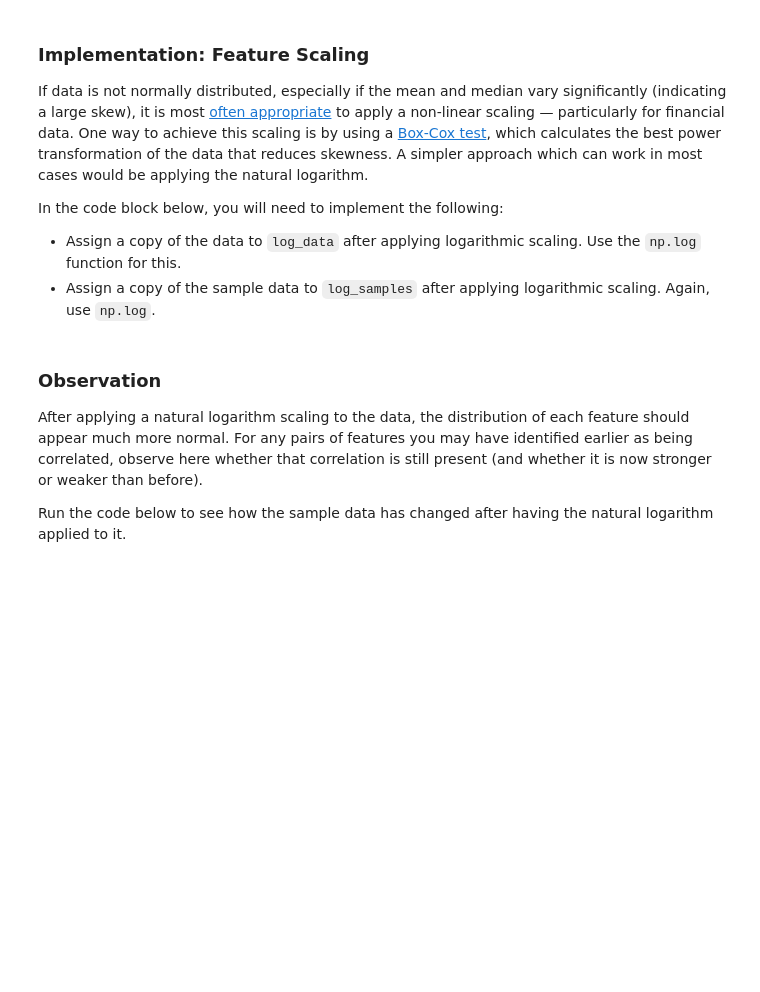
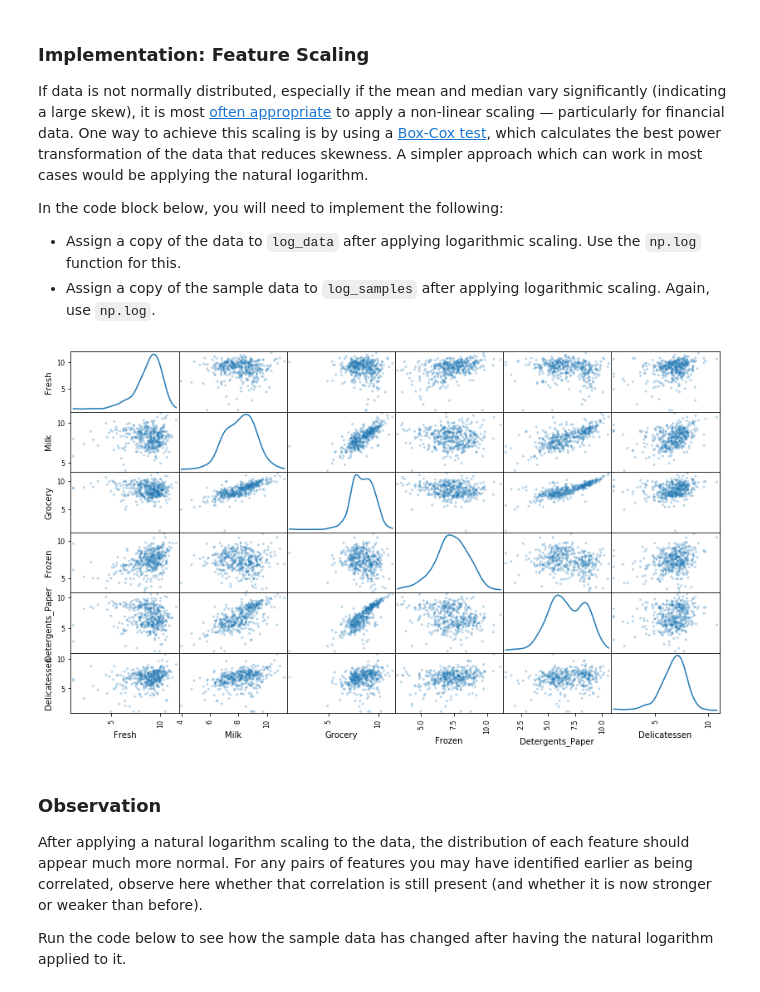
Before and after one commit to Dmiger/customer_segments, a Jupyter notebook: customer_segments.ipynb, the cells around one changed output. Drawn from its saved outputs; the diff is of its cells as text; code cells hidden in the pictures; blank space fills up the shorter version.

```diff
--- a/customer_segments.ipynb
+++ b/customer_segments.ipynb
@@ -48,7 +60,7 @@ display(data.describe())
 To get a better understanding of the customers and how their data will transform through the analysis, it would be best to select a few sample data points and explore them in more detail. In the code block below, add **three** indices of your choice to the `indices` list which will represent the customers to track. It is suggested to try different sets of samples until you obtain customers that vary significantly from one another.
 # %%
 # TODO: Select three indices of your choice you wish to sample from the dataset
-indices = []
+indices = [15, 237, 400]
 
 # Create a DataFrame of the chosen samples
 samples = pd.DataFrame(data.loc[indices], columns = data.keys()).reset_index(drop = True)
@@ -113,13 +143,15 @@ In the code block below, you will need to implement the following:
  - Assign a copy of the sample data to `log_samples` after applying logarithmic scaling. Again, use `np.log`.
 # %%
 # TODO: Scale the data using the natural logarithm
-log_data = None
+log_data = np.log(data.copy())
 
 # TODO: Scale the sample data using the natural logarithm
-log_samples = None
+log_samples = np.log(samples.copy())
 
 # Produce a scatter matrix for each pair of newly-transformed features
 pd.scatter_matrix(log_data, alpha = 0.3, figsize = (14,8), diagonal = 'kde');
+# %% [output]
+[figure, added]
 # %% [markdown]
 ### Observation
 After applying a natural logarithm scaling to the data, the distribution of each feature should appear much more normal. For any pairs of features you may have identified earlier as being correlated, observe here whether that correlation is still present (and whether it is now stronger or weaker than before).
```
Also changed, not shown: parts of 41 cells of this notebook.
